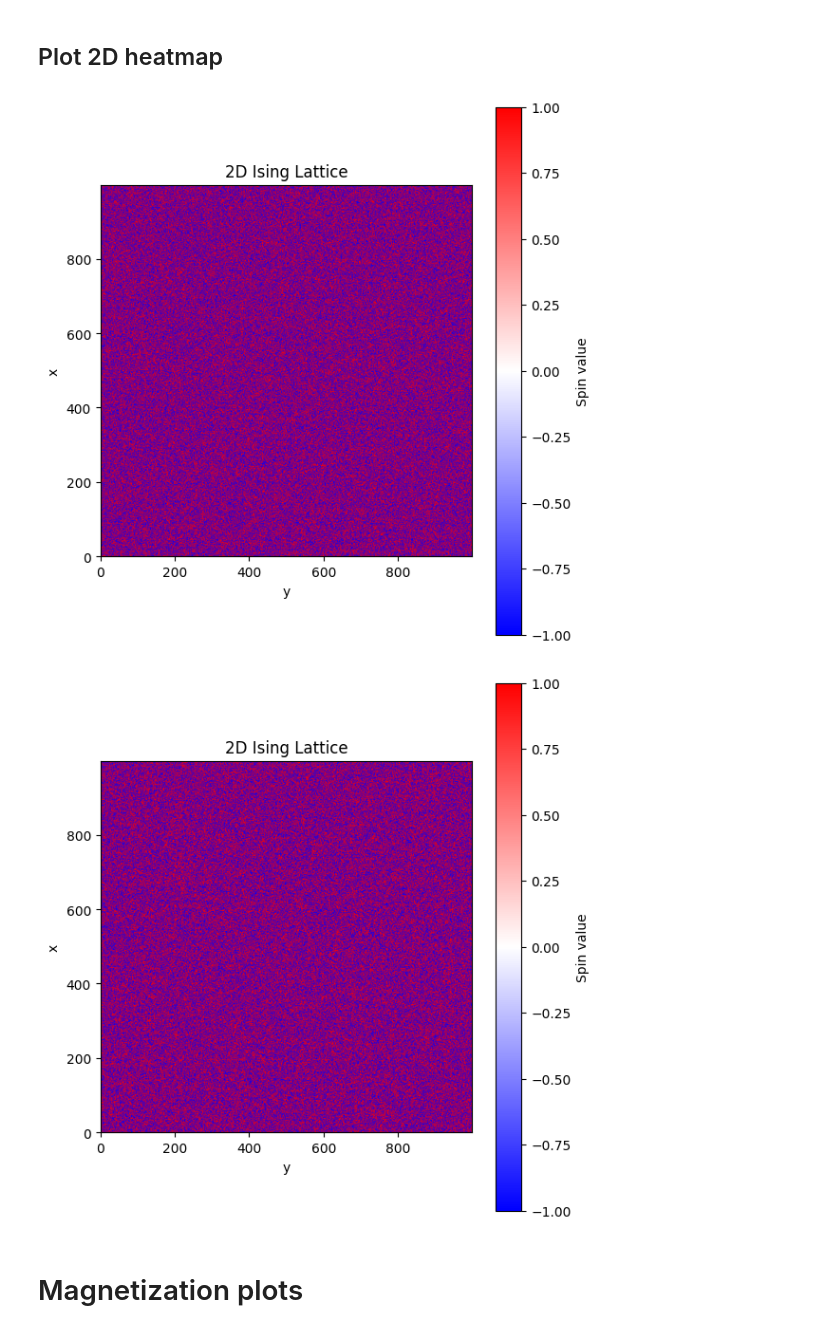
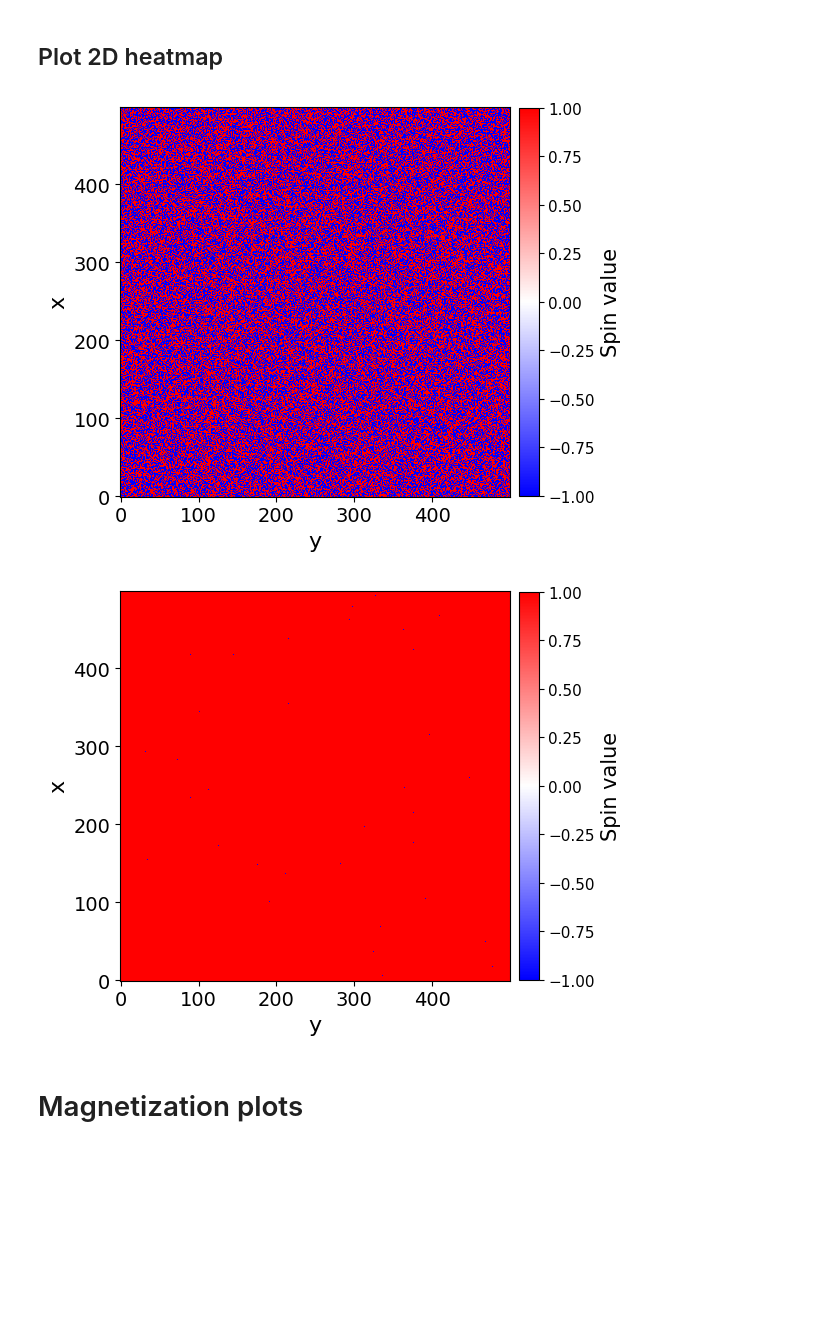
Before and after one commit to nicolomontagner02/GPU_Ising_model, a Jupyter notebook: Post_processing.ipynb, the cells around one changed output. Drawn from its saved outputs; the diff is of its cells as text; code cells hidden in the pictures; blank space fills up the shorter version.

```diff
--- a/Post_processing.ipynb
+++ b/Post_processing.ipynb
@@ -24,10 +42,10 @@ def plot_lattice(filename):
     plt.show()
 # %%
-plot_lattice("data/ising_J3.000_h0.306_T100.000_Lx1000_Ly1000_MC0_type3.dat")
-plot_lattice("data/ising_J3.000_h0.306_T100.000_Lx1000_Ly1000_MC10000000_type3.dat")
+plot_lattice("data_500_1000/ising_J0.735_h1.286_T1.000_Lx500_Ly500_MC0_type3.dat", savepath="img/ising_lattice_initial.png")
+plot_lattice("data_500_1000/ising_J0.735_h1.286_T1.000_Lx500_Ly500_MC10000000_type3.dat", savepath="img/ising_lattice_final.png")
 # %% [output]
-[figure, old version]
+[figure, new version]
-[figure, old version]
+[figure, new version]
 # %% [markdown]
 # Magnetization plots
 # %%
```
Also changed, not shown: parts of 2 cells of this notebook, 3 other files.
